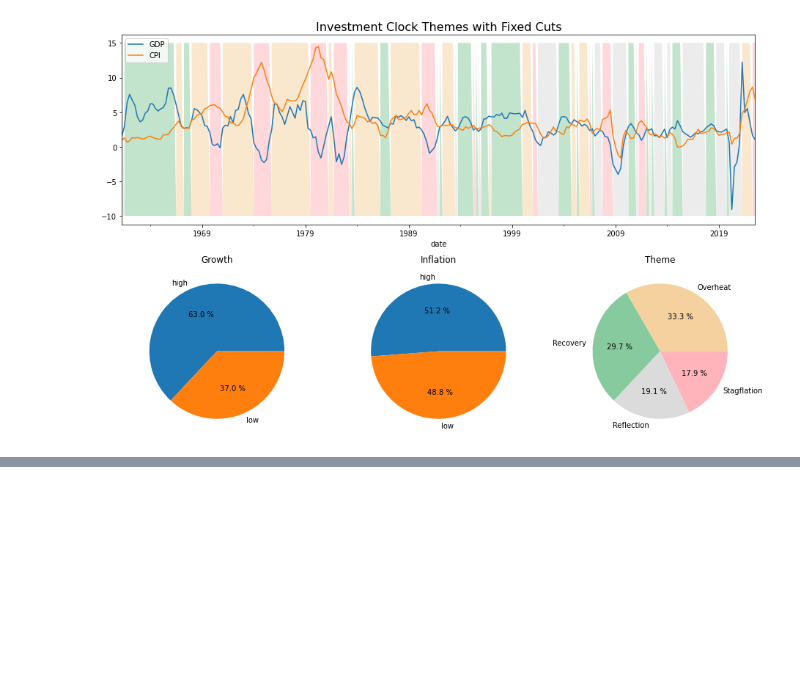
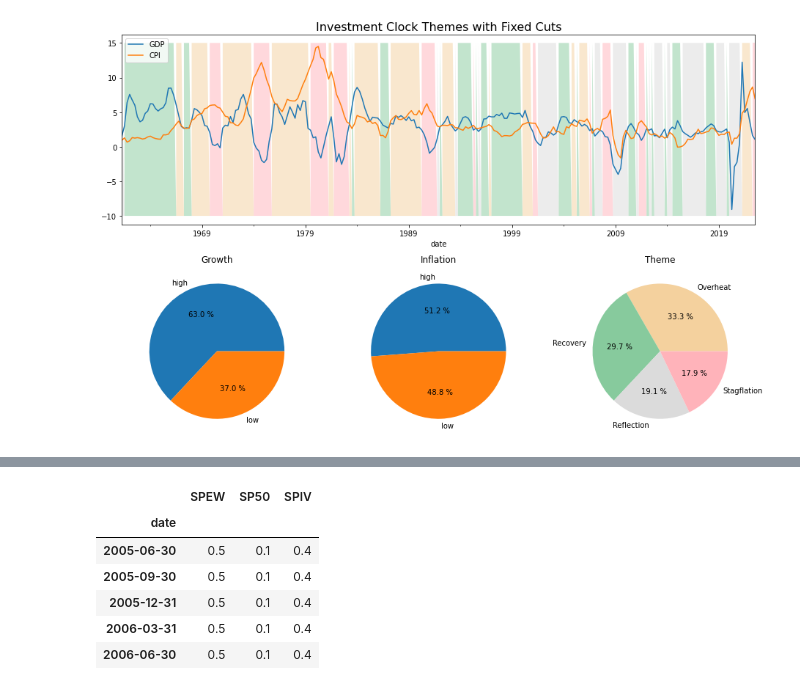
Before and after one commit to zanderbraam/ecofin_signals, a Jupyter notebook: src/Economic_Cycles_and_Regimes.ipynb, the cells around one changed output, grey strips where cells are left out. Saved outputs shown, nothing was run; the diff lists cells and outputs as text; code cells hidden in the pictures; blank space fills up the shorter version.

Commit message:
Added Cluster Analysis Strategy Section

```diff
--- a/src/Economic_Cycles_and_Regimes.ipynb
+++ b/src/Economic_Cycles_and_Regimes.ipynb
@@ -322,0 +503,19 @@ plt.show()
+# %%
+# Set folder path.
+folder_path = "C:/Users/Wian/Desktop/Economic Data/"
+#folder_path = "C:/Users/wianC/Desktop/NMRQL/Economic Data/"
+
+# Set specific economic signals we want to extract from the economic dataset.
+# Note I chose these four for convenience - Future implimentation could use other signals/combinations or dimensionality reduction techniques.
+signals_dic = {'CPI': 'United States: Consumer Price Index CPI [Consumer Price Index, All items:  United States]',
+               'GDP': 'United States: GDP - Real [US: Gross Domestic Product (GDP): 2012p: sa]',
+               'Indicator': 'United States: OECD Leading Indicator [United States: Composite leading indicator: Normalised]',
+               'Employment': 'United States: Employed Persons [Employment, Persons:  United States]'}
+
+# Set to drop signals in the dataset if there are more than 1% missing data in the columns.
+threshold = 0.01
+
+# Get the signals we desire in a DataFrame.
+raw_data_ds, raw_desc_ds =  getEconomicData(folder_path, threshold)
+signals_ds = getEconomicSignals(raw_data_ds, raw_desc_ds, signals_dic)
+signals_ds = signals_ds.pct_change(4).dropna()*100
@@ -322,0 +650,30 @@ plt.show()
+# %%
+# Create weighting dataframe based on cluster analysis
+# The resultent (weighted_df) dataframe contains the reweighting information at each quarter needed for our trading strategy to rebalnce the portfolio.
+
+# Note - This section (and the above functions) needs some work to fully generalise to different scenarios... Will leave for future work.
+
+S = 2
+K = 5
+
+# Go 5 years into the past (0 - 20)
+period = 20
+
+temp = list()
+start_index = signals_ds.index.get_indexer([substrat_report.prices.index[0]], method = 'nearest')[0] + period
+for index in range(len(signals_ds) - start_index):
+
+    start = start_index + index
+    temp.append(getSBestWeighting(getKNNRegimes(signals_ds.iloc[start - period:start,:], K).index, substrat_report, S))
+
+
+weighting_df = pd.DataFrame(temp, index = signals_ds.index[start_index:]).fillna(0)
+weighting_df.head()
+# %% [output]
+|  | SPEW | SP50 | SPIV |
+| date |  |  |  |
+| 2005-06-30 | 0.5 | 0.1 | 0.4 |
+| 2005-09-30 | 0.5 | 0.1 | 0.4 |
+| 2005-12-31 | 0.5 | 0.1 | 0.4 |
+| 2006-03-31 | 0.5 | 0.1 | 0.4 |
+| 2006-06-30 | 0.5 | 0.1 | 0.4 |
```
Also changed, not shown: parts of 24 cells of this notebook.
